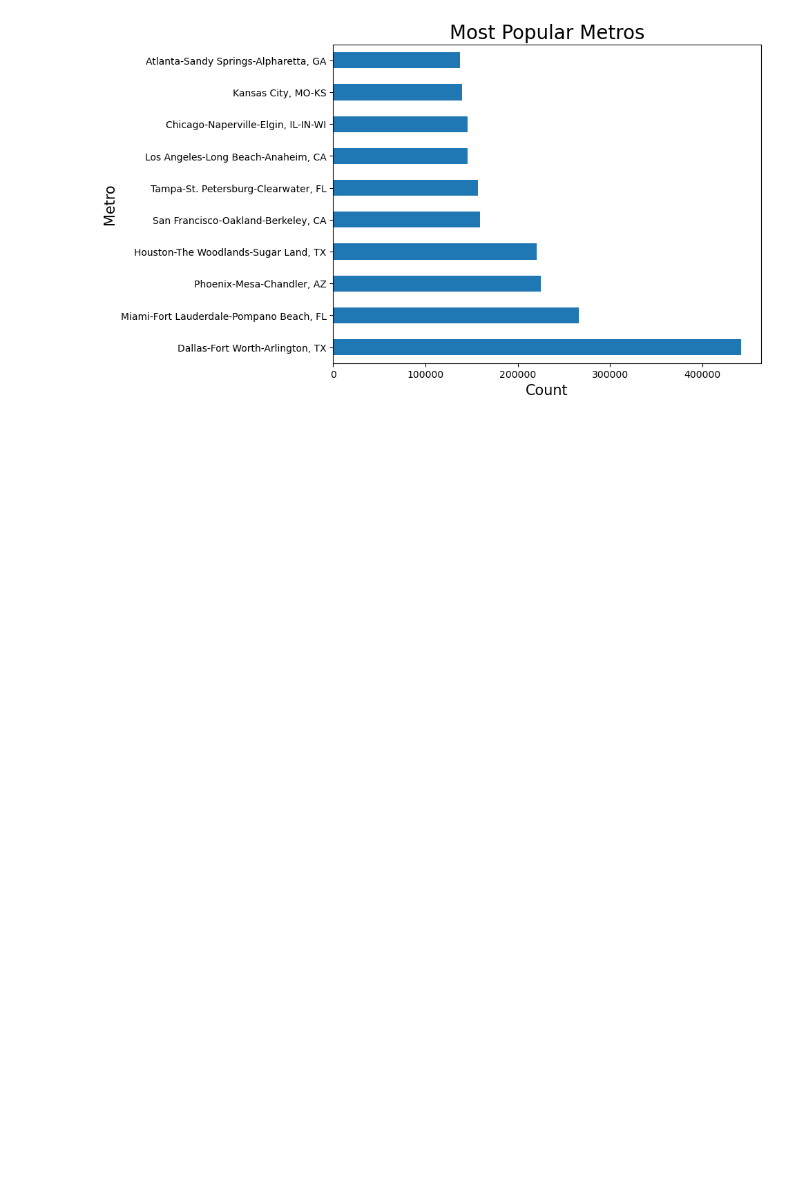
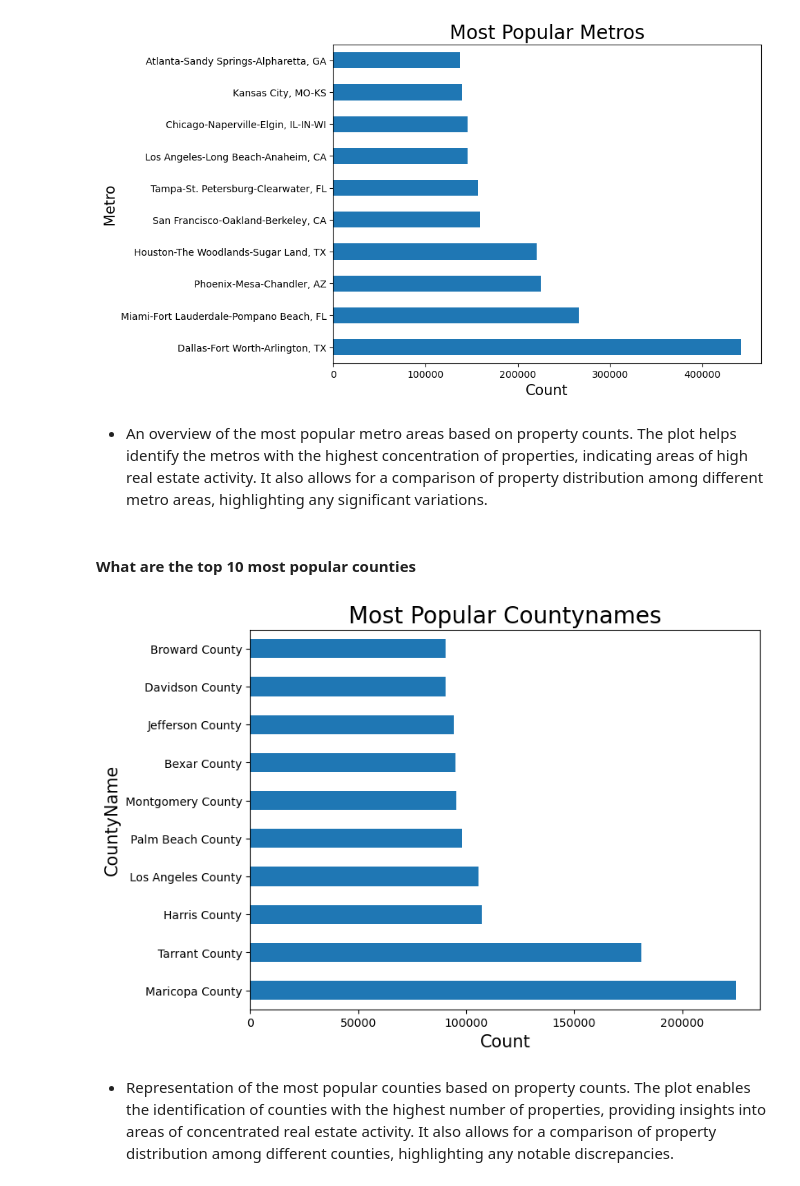
Before and after one commit to rodgersbunde/PHASE-4-PROJECT, a Jupyter notebook: Student.ipynb, the cells around one changed output. Saved outputs shown, nothing was run; the diff lists cells and outputs as text; code cells hidden in the pictures; blank space fills up the shorter version.

```diff
--- a/Student.ipynb
+++ b/Student.ipynb
@@ -255,3 +256,13 @@ What are the top 10 most popular Metro?
 plot_most_popular_categorical(new_df, "Metro")
 # %% [output]
 [figure]
+# %% [markdown]
+- An overview of the most popular metro areas based on property counts. The plot helps identify the metros with the highest concentration of properties, indicating areas of high real estate activity. It also allows for a comparison of property distribution among different metro areas, highlighting any significant variations.
+# %% [markdown]
+#### What are the top 10 most popular counties
+# %%
+plot_most_popular_categorical(new_df, "CountyName")
+# %% [output]
+[figure, added]
+# %% [markdown]
+- Representation of the most popular counties based on property counts. The plot enables the identification of counties with the highest number of properties, providing insights into areas of concentrated real estate activity. It also allows for a comparison of property distribution among different counties, highlighting any notable discrepancies.
```
Also changed, not shown: parts of 27 cells of this notebook.
